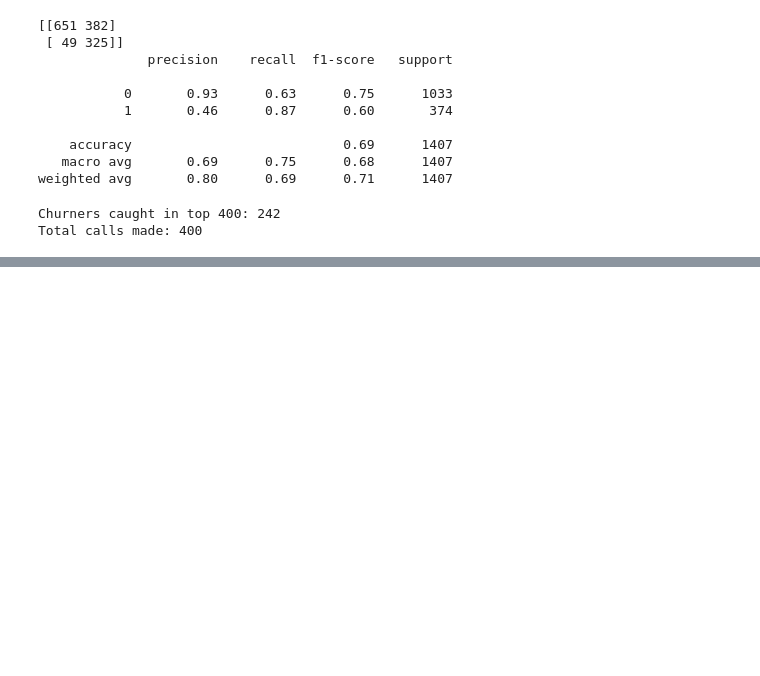
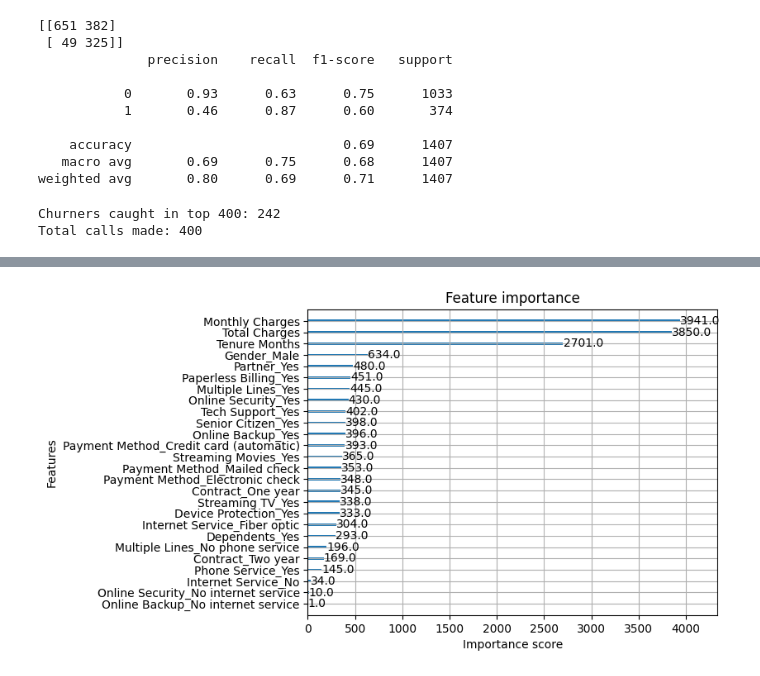
Before and after one commit to jacobabhihail-tech/customer-churn-prediction-ml, a Jupyter notebook: notebooks/01_eda_and_cleaning.ipynb, the cells around one changed output, grey strips where cells are left out. Drawn from its saved outputs; the diff is of its cells as text; code cells hidden in the pictures; blank space fills up the shorter version.

```diff
--- a/notebooks/01_eda_and_cleaning.ipynb
+++ b/notebooks/01_eda_and_cleaning.ipynb
@@ -320,0 +496,11 @@ Total calls made: 400
+# %%
+param_grid = {
+    'n_estimators': [100, 200],
+    'max_depth': [3, 5, 7],
+    'learning_rate': [0.01, 0.1, 0.2],
+    'subsample': [0.7, 1.0],
+    'colsample_bytree': [0.7, 1.0]
+}
+# %%
+grid_search = GridSearchCV(estimator=xgb, param_grid=param_grid, scoring='roc_auc', cv=3, verbose=2, n_jobs=-1)
+grid_search.fit(X_train_res, y_train_res)
@@ -320,0 +569,11 @@ Total calls made: 400
+# %%
+grid_search = GridSearchCV(
+    estimator=xgb_model,
+    param_grid=param_grid,
+    scoring='roc_auc',   # we want to maximize ROC-AUC
+    cv=3,
+    n_jobs=-1,
+    verbose=1
+)
+
+grid_search.fit(X_train_res, y_train_res)
@@ -320,0 +599,11 @@ Total calls made: 400
+# %%
+best_xgb = grid_search.best_estimator_
+
+y_pred = best_xgb.predict(X_test)
+y_proba = best_xgb.predict_proba(X_test)[:,1]
+
+from sklearn.metrics import classification_report, confusion_matrix, roc_auc_score
+
+print("ROC-AUC:", roc_auc_score(y_test, y_proba))
+print(classification_report(y_test, y_pred))
+print(confusion_matrix(y_test, y_pred))
@@ -320,0 +648,9 @@ Total calls made: 400
+# %%
+import matplotlib.pyplot as plt
+import xgboost as xgb
+
+xgb.plot_importance(best_xgb)
+plt.savefig("feature_importance.png")
+plt.show()
+# %% [output]
+[figure, added]
```
Also changed, not shown: parts of 44 cells of this notebook, 4 other files.
